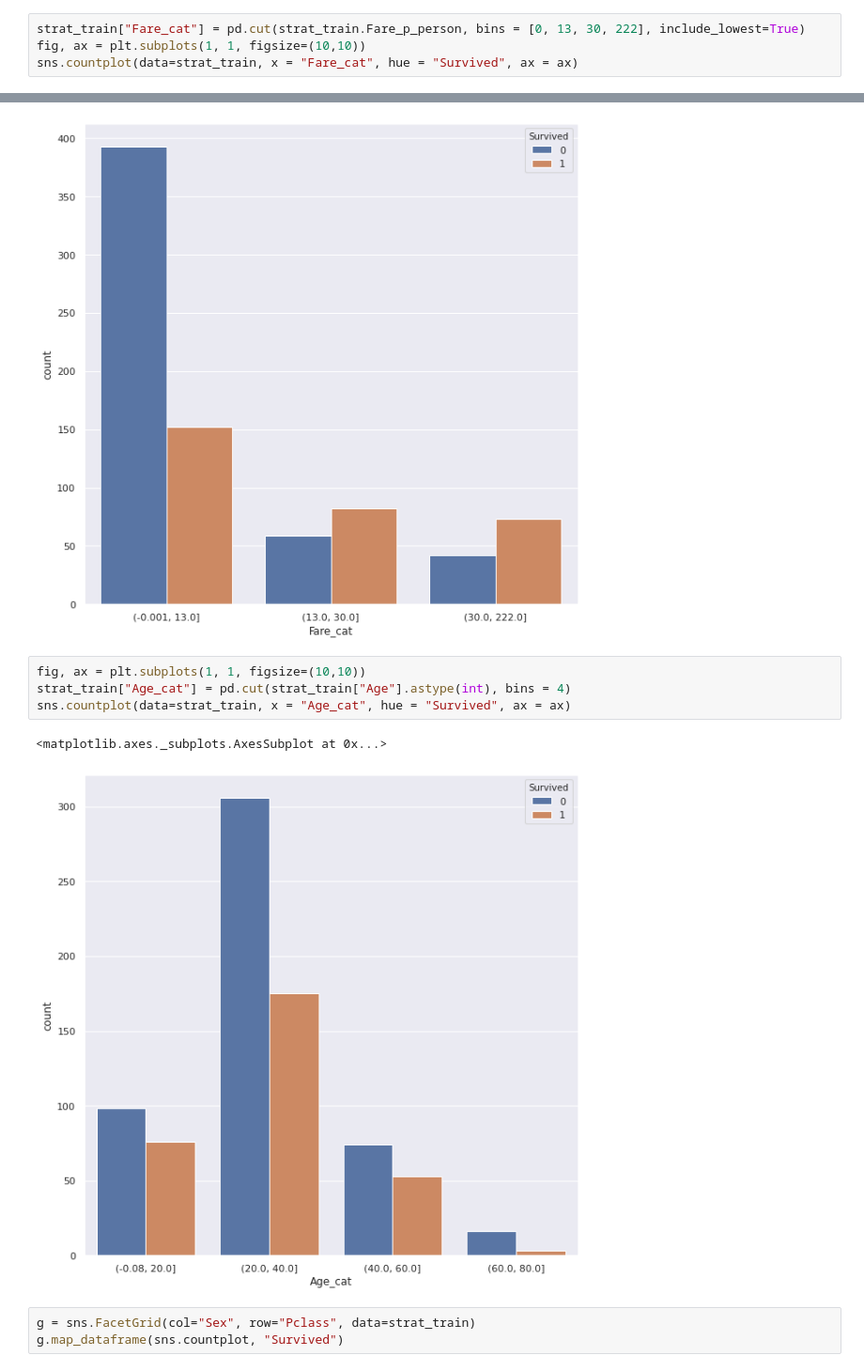
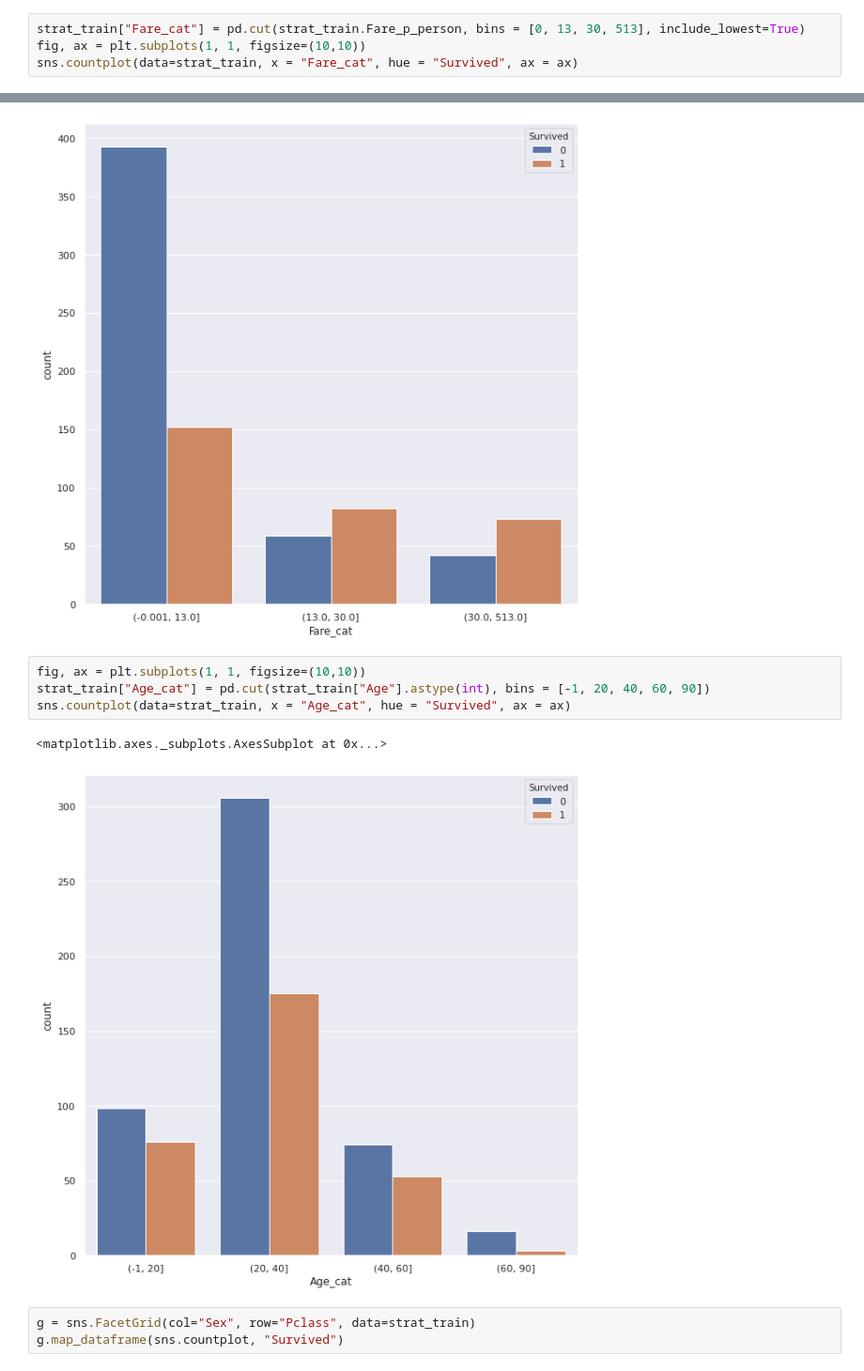
Before and after one commit to mafleischer/kaggle-titanic, a Jupyter notebook: titanic_explain.ipynb, the cells around one changed output, grey strips where cells are left out. Shown at 94% size. Drawn from its saved outputs; the diff is of its cells as text.

```diff
--- a/titanic_explain.ipynb
+++ b/titanic_explain.ipynb
@@ -300,7 +235,7 @@ sns.countplot(x="Survived", hue="Pclass", data=strat_train, ax = ax[1], palette=
 <matplotlib.axes._subplots.AxesSubplot at 0x...>
 [figure]
 # %%
-strat_train["Fare_cat"] = pd.cut(strat_train.Fare_p_person, bins = [0, 13, 30, 222], include_lowest=True)
+strat_train["Fare_cat"] = pd.cut(strat_train.Fare_p_person, bins = [0, 13, 30, 513], include_lowest=True)
 fig, ax = plt.subplots(1, 1, figsize=(10,10))
 sns.countplot(data=strat_train, x = "Fare_cat", hue = "Survived", ax = ax)
 # %% [output]
@@ -308,11 +243,11 @@ sns.countplot(data=strat_train, x = "Fare_cat", hue = "Survived", ax = ax)
 [figure]
 # %%
 fig, ax = plt.subplots(1, 1, figsize=(10,10))
-strat_train["Age_cat"] = pd.cut(strat_train["Age"].astype(int), bins = 4)
+strat_train["Age_cat"] = pd.cut(strat_train["Age"].astype(int), bins = [-1, 20, 40, 60, 90])
 sns.countplot(data=strat_train, x = "Age_cat", hue = "Survived", ax = ax)
 # %% [output]
 <matplotlib.axes._subplots.AxesSubplot at 0x...>
-[figure, old version]
+[figure, new version]
 # %%
 g = sns.FacetGrid(col="Sex", row="Pclass", data=strat_train)
 g.map_dataframe(sns.countplot, "Survived")
```
Also changed, not shown: parts of 8 cells of this notebook, 4 other files.
